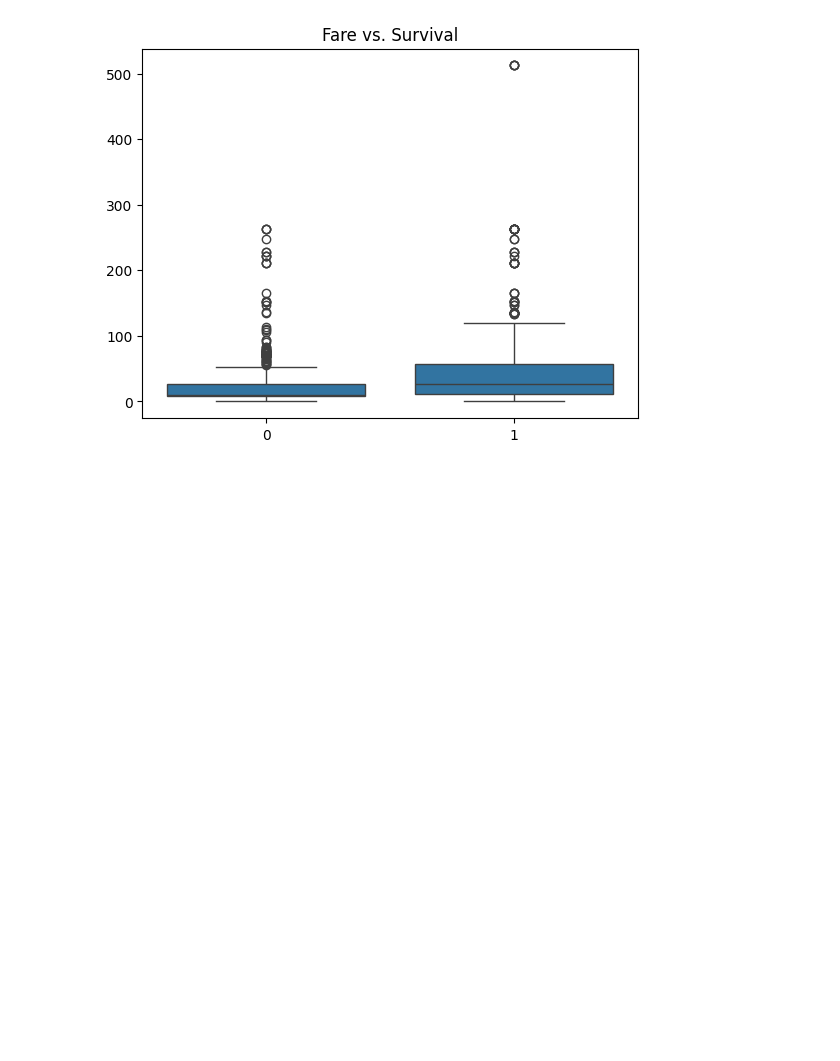
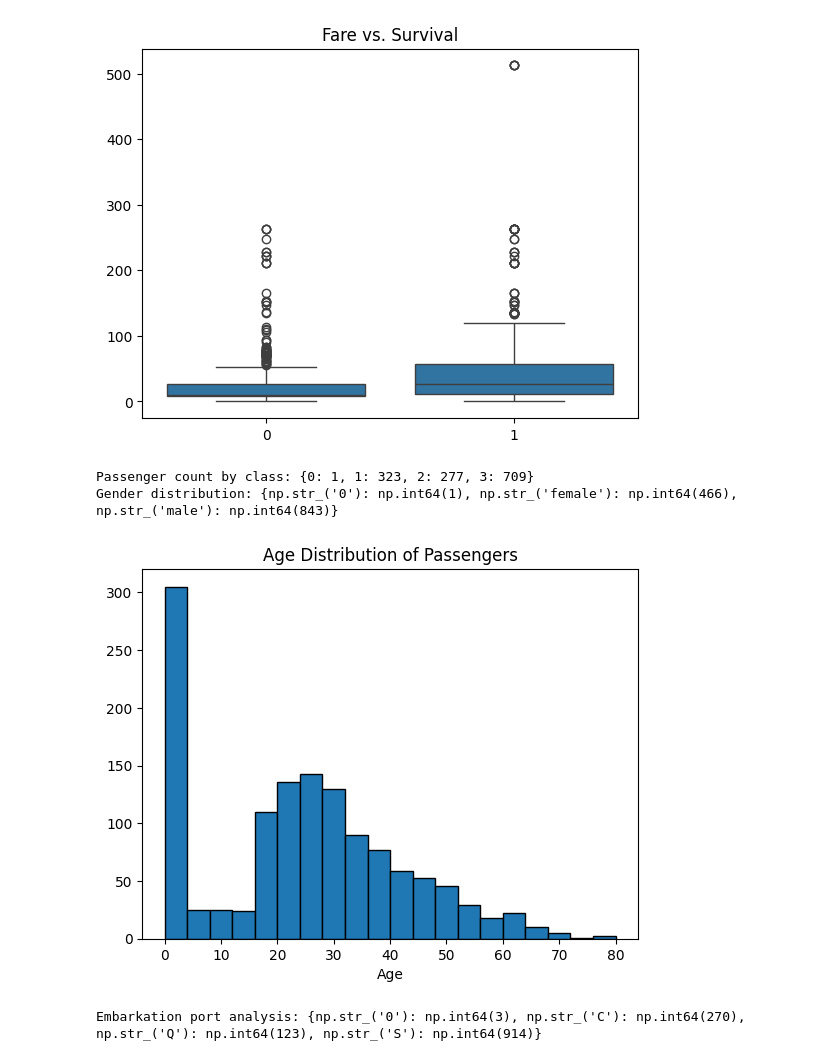
Before and after one commit to Aayush-Joshi-01/Python, a Jupyter notebook: Week-9/05 July/Prods/Assignment/Project_Titanic_Analysis/Analysis_Jupyter/Analysis.ipynb, the cells around one changed output. Drawn from its saved outputs; the diff is of its cells as text; code cells hidden in the pictures; blank space fills up the shorter version.

Commit message:
completed the analysis (still facing the imprt problems but alas there nothing i can do at this point

```diff
--- a/Week-9/05 July/Prods/Assignment/Project_Titanic_Analysis/Analysis_Jupyter/Analysis.ipynb
+++ b/Week-9/05 July/Prods/Assignment/Project_Titanic_Analysis/Analysis_Jupyter/Analysis.ipynb
@@ -360,0 +358,40 @@ Average fare by class: {0: 0.0, 1: 87.50899164086688, 2: 21.179196389891697, 3:
+# %%
+from typing import Dict
+
+class Demographic_Controller:
+
+    def __init__(self):
+        pass
+
+    def passenger_count_by_class(self, arr: np.ndarray) -> Dict[int, int]:
+        class_counts = np.bincount(arr['pclass'])
+        passenger_count_by_class: Dict[int, int] = {}
+        for pclass in np.unique(arr['pclass']):
+            passenger_count_by_class[int(pclass)] = int(class_counts[pclass])
+        return passenger_count_by_class
+
+    def gender_distribution(self, arr: np.ndarray) -> Dict[str, int]:
+        gender_counts = dict(zip(*np.unique(arr['sex'], return_counts=True)))
+        return gender_counts
+
+    def age_distribution(self, arr: np.ndarray) -> None:
+        plt.hist(arr['age'], bins=20, edgecolor='black')
+        plt.xlabel('Age')
+        plt.title('Age Distribution of Passengers')
+        plt.show()
+
+    def embarkation_port_analysis(self, arr: np.ndarray) -> Dict[str, int]:
+        embarkation_port_counts = dict(zip(*np.unique(arr['embarked'], return_counts=True)))
+        return embarkation_port_counts
+# %%
+controller = Demographic_Controller()
+
+print("Passenger count by class:", controller.passenger_count_by_class(data))
+print("Gender distribution:", controller.gender_distribution(data))
+controller.age_distribution(data)
+print("Embarkation port analysis:", controller.embarkation_port_analysis(data))
+# %% [output]
+Passenger count by class: {0: 1, 1: 323, 2: 277, 3: 709}
+Gender distribution: {np.str_('0'): np.int64(1), np.str_('female'): np.int64(466), np.str_('male'): np.int64(843)}
+[figure, added]
+Embarkation port analysis: {np.str_('0'): np.int64(3), np.str_('C'): np.int64(270), np.str_('Q'): np.int64(123), np.str_('S'): np.int64(914)}
```
Also changed, not shown: parts of 13 cells of this notebook, 6 other files.
